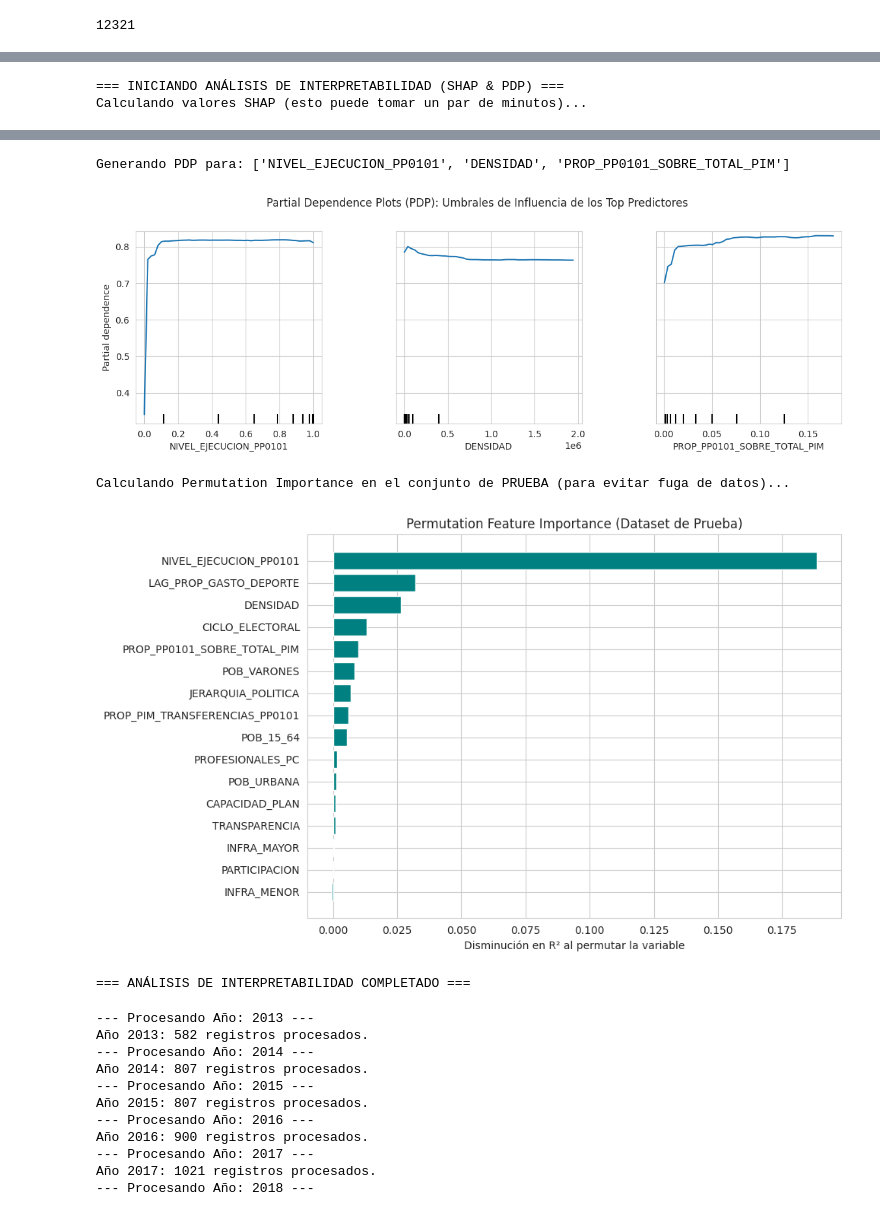
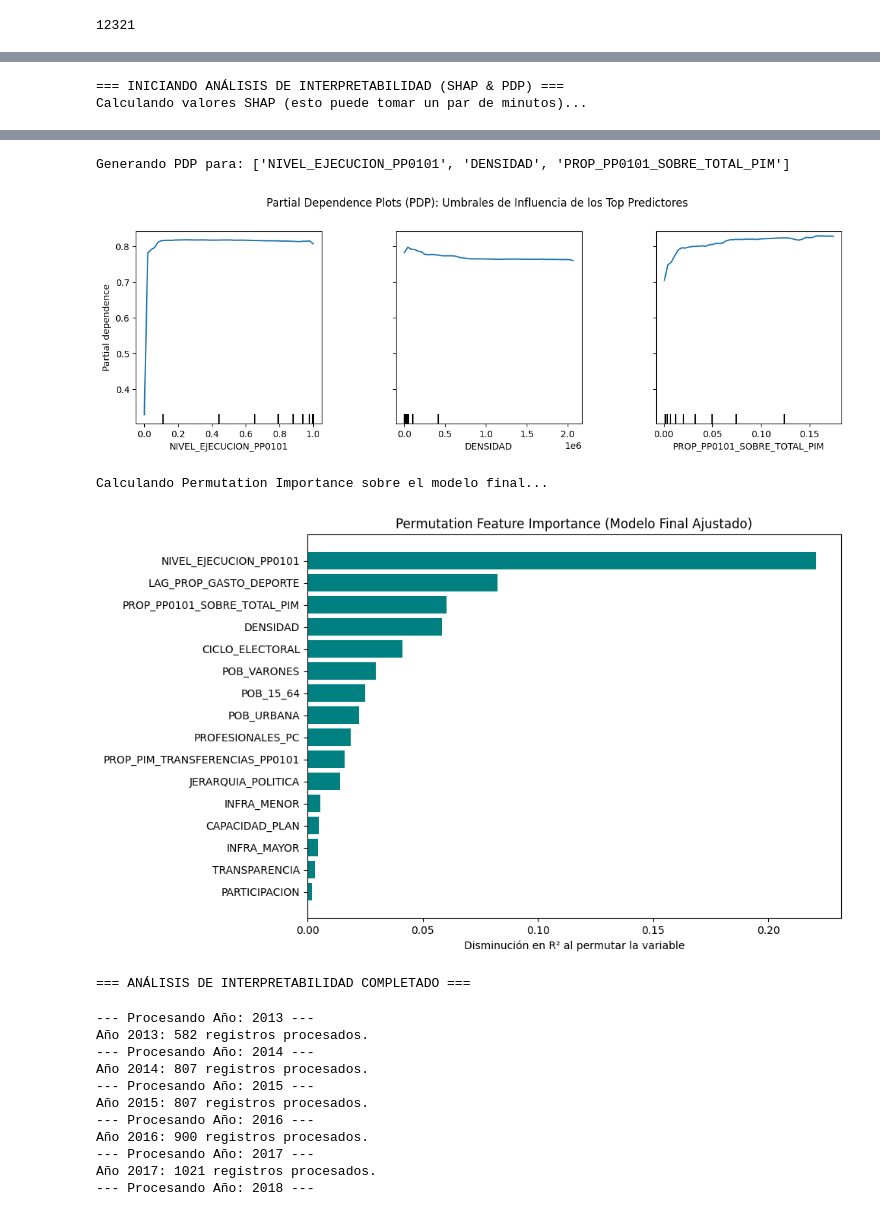
Before and after one commit to NikolaiSantos/random_forest_PP0101, a Jupyter notebook: Paper.ipynb, the cells around one changed output, grey strips where cells are left out. Saved outputs shown, nothing was run; the diff lists cells and outputs as text; code cells hidden in the pictures.

Commit message:
Modelo mejorado incluyendo particion de muestras con GroupKFold

```diff
--- a/Paper.ipynb
+++ b/Paper.ipynb
@@ -311,36 +330,37 @@ PARTICIPACION                     0.005704
 # %%
 # ------------------------------------------------------------------------------
-# FASE 9.b: INTERPRETABILIDAD AVANZADA (SHAP y PDP)
-# Responde a Observación 5 de los árbitros
+# FASE 11: INTERPRETABILIDAD AVANZADA (SHAP, PDP y Permutation Importance)
+# Nota: Se utiliza el dataset completo (X, y) y el modelo final (best_rf)
+# entrenado en la Fase 10 para generar las visualizaciones de interpretabilidad.
 # ------------------------------------------------------------------------------
-
+import shap
+from sklearn.inspection import PartialDependenceDisplay, permutation_importance
+import matplotlib.pyplot as plt
 
 print("\n=== INICIANDO ANÁLISIS DE INTERPRETABILIDAD (SHAP & PDP) ===")
 
 # 1. VALORES SHAP (SHapley Additive exPlanations)
-# Inicializamos el explicador para el Random Forest
+# Inicializamos el explicador para el Random Forest final
 explainer = shap.TreeExplainer(best_rf)
 
-# Nota: Calcular SHAP para las 9856 observaciones de X_train puede tardar.
-# Usamos una muestra representativa de 1500 observaciones para los gráficos de resumen.
-# Esto es una práctica estándar y no altera la representatividad estadística.
-X_train_sample = X_train[:1500]
+# Muestra representativa para los gráficos de resumen (SHAP puede ser intensivo)
+# Se usa una muestra aleatoria de 1500 observaciones para mantener legibilidad
+X_sample = X.sample(n=1500, random_state=42) if len(X) > 1500 else X
 
 print("Calculando valores SHAP (esto puede tomar un par de minutos)...")
-shap_values = explainer.shap_values(X_train_sample)
+shap_values = explainer.shap_values(X_sample)
 
 # Gráfico 1: SHAP Summary Plot (Muestra importancia + dirección + no linealidad)
 plt.figure()
-shap.summary_plot(shap_values, X_train_sample, feature_names=features, show=False)
+shap.summary_plot(shap_values, X_sample, feature_names=features, show=False)
 plt.title("SHAP Summary Plot: Impacto de los Predictores sobre la Concentración del Gasto")
 plt.tight_layout()
 plt.savefig("shap_summary_plot.png", dpi=300, bbox_inches='tight')
 plt.show()
 
 # Gráfico 2: SHAP Bar Plot (La métrica robusta para reemplazar/complementar la MDI)
-# Responde directamente a la crítica de que la MDI penaliza variables dicótomas
 plt.figure()
-shap.summary_plot(shap_values, X_train_sample, feature_names=features, plot_type="bar", show=False)
+shap.summary_plot(shap_values, X_sample, feature_names=features, plot_type="bar", show=False)
 plt.title("Importancia de Variables basada en SHAP (Media del valor absoluto de SHAP)")
 plt.xlabel("Impacto medio en la predicción")
 plt.tight_layout()
@@ -350,7 +370,6 @@ plt.show()
 
 # 2. PARTIAL DEPENDENCE PLOTS (PDP)
 # Muestra los umbrales de influencia y la dirección de las variables continuas top
-# Según tu MDI, las top continuas son: NIVEL_EJECUCION_PP0101, DENSIDAD, PROP_PP0101_SOBRE_TOTAL_PIM
 top_features_pdp = ['NIVEL_EJECUCION_PP0101', 'DENSIDAD', 'PROP_PP0101_SOBRE_TOTAL_PIM']
 
 # Filtramos por si alguna no estuviera en la lista final de features
@@ -361,7 +380,7 @@ fig, ax = plt.subplots(figsize=(14, 4))
 
 PartialDependenceDisplay.from_estimator(
     best_rf,
-    X_train,
+    X, # Usamos todo el dataset X para el PDP del modelo final
     features=top_features_pdp,
     feature_names=features,
     ax=ax,
@@ -376,17 +395,19 @@ plt.savefig("pdp_top_features.png", dpi=300, bbox_inches='tight')
 plt.show()
 
 
-# 3. PERMUTATION IMPORTANCE (Opcional pero altamente recomendado)
-# Responde a la crítica de que la MDI está sesgada por la cardinalidad de las variables
-print("Calculando Permutation Importance en el conjunto de PRUEBA (para evitar fuga de datos)...")
-perm_result = permutation_importance(best_rf, X_test, y_test, n_repeats=10, random_state=42, n_jobs=-1)
+# 3. PERMUTATION IMPORTANCE
+# Se calcula sobre el dataset completo (X, y) utilizado para ajustar el modelo final.
+# Nota: La evaluación de rendimiento se hizo con GroupKFold (para evitar fuga de datos),
+# pero la interpretabilidad del modelo final ajustado requiere usar los datos de entrenamiento.
+print("Calculando Permutation Importance sobre el modelo final...")
+perm_result = permutation_importance(best_rf, X, y, n_repeats=10, random_state=42, n_jobs=-1)
 
 # Ordenamos de mayor a menor
 perm_importances = pd.Series(perm_result.importances_mean, index=features).sort_values(ascending=False)
 
 plt.figure(figsize=(10, 6))
 plt.barh(perm_importances.index[::-1], perm_importances.values[::-1], color='teal')
-plt.title("Permutation Feature Importance (Dataset de Prueba)")
+plt.title("Permutation Feature Importance (Modelo Final Ajustado)")
 plt.xlabel("Disminución en R² al permutar la variable")
 plt.tight_layout()
 plt.savefig("permutation_importance.png", dpi=300, bbox_inches='tight')
@@ -401,7 +422,7 @@ Calculando valores SHAP (esto puede tomar un par de minutos)...
 Generando PDP para: ['NIVEL_EJECUCION_PP0101', 'DENSIDAD', 'PROP_PP0101_SOBRE_TOTAL_PIM']
-[figure, old version]
+[figure, new version]
-Calculando Permutation Importance en el conjunto de PRUEBA (para evitar fuga de datos)...
+Calculando Permutation Importance sobre el modelo final...
-[figure, old version]
+[figure, new version]
 === ANÁLISIS DE INTERPRETABILIDAD COMPLETADO ===
 # %%
 # ------------------------------------------------------------------------------
```
Also changed, not shown: parts of 4 cells of this notebook.
